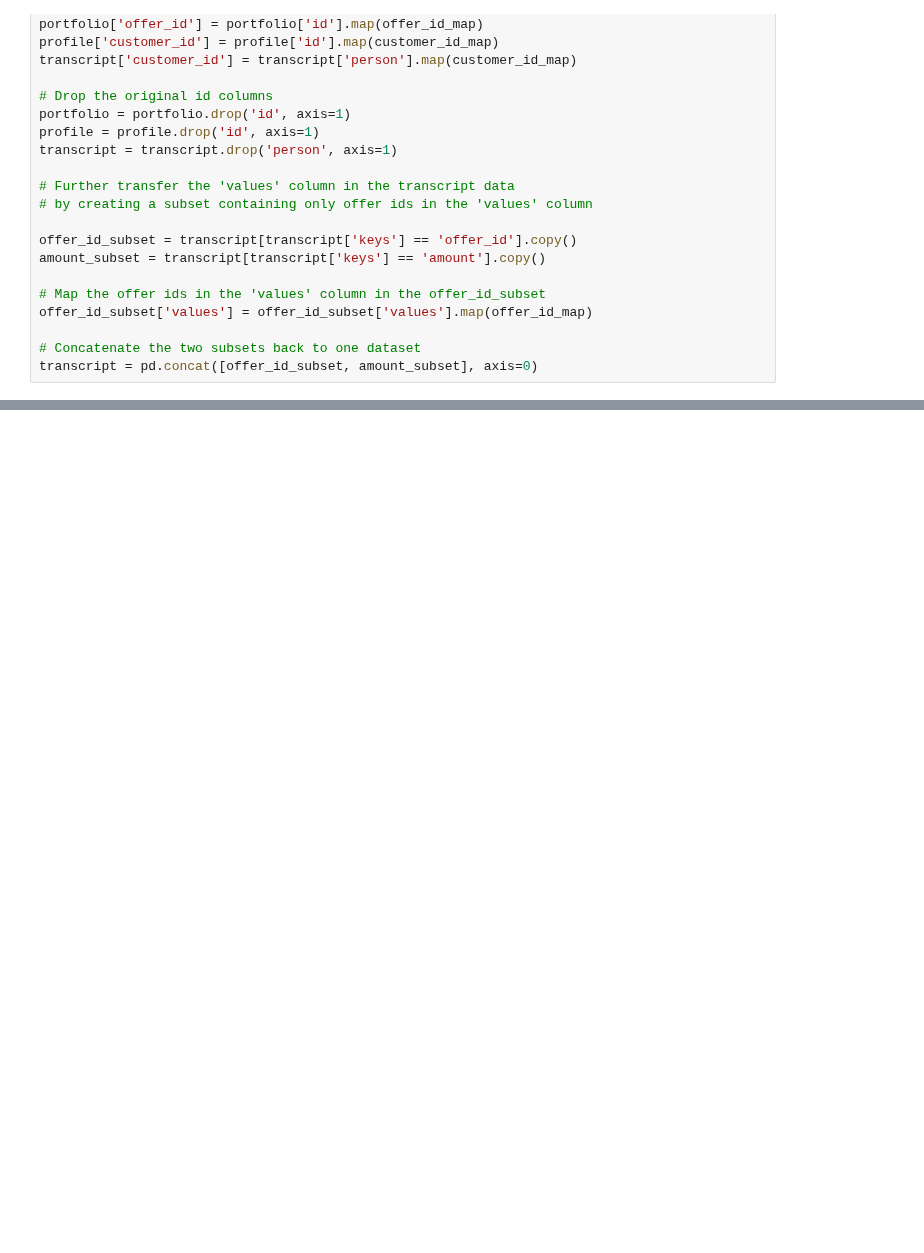
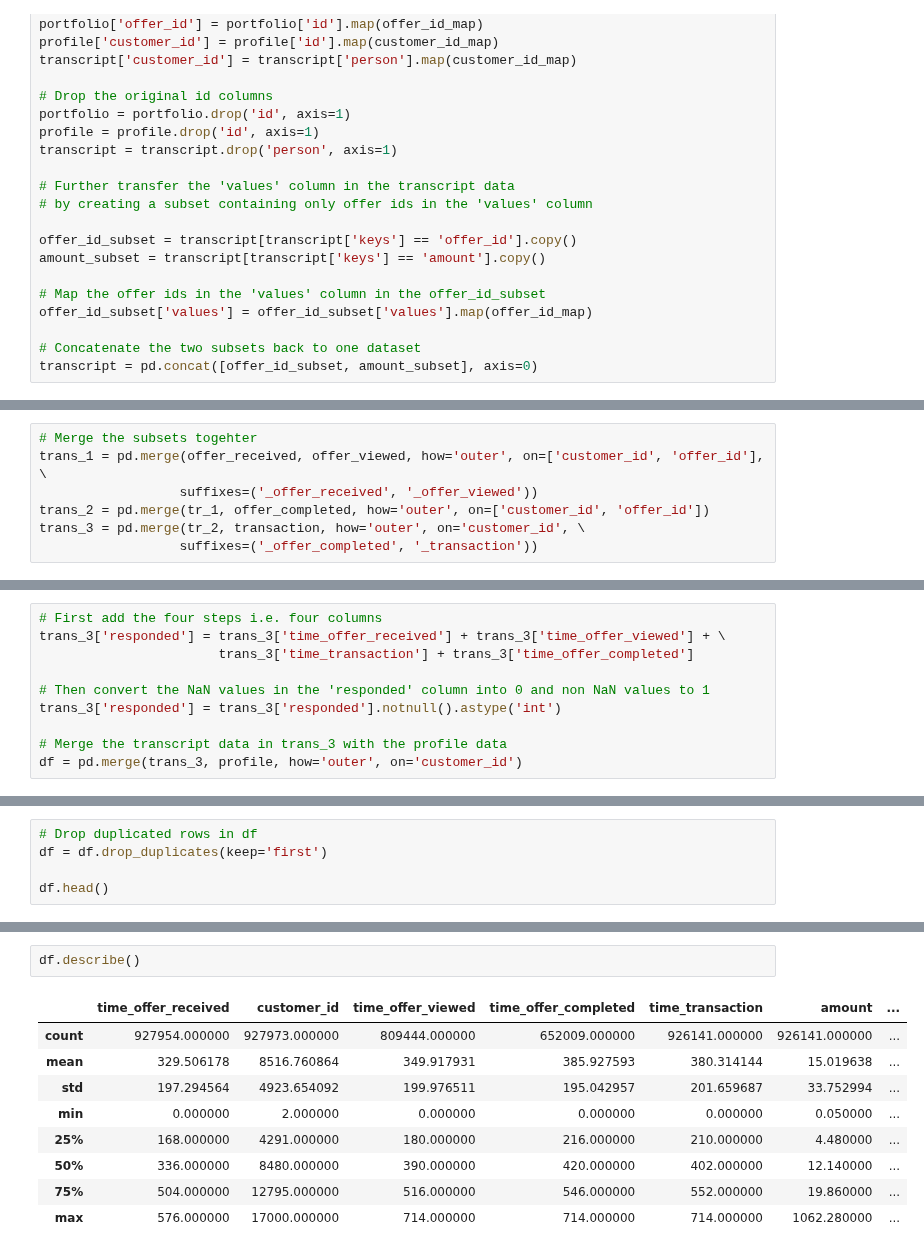
Before and after one commit to Kilie/starbucks, a Jupyter notebook: Starbucks_Capstone_notebook.ipynb, the cells around one changed output, grey strips where cells are left out. Saved outputs shown, nothing was run; the diff lists cells and outputs as text; blank space fills up the shorter version.

```diff
--- a/Starbucks_Capstone_notebook.ipynb
+++ b/Starbucks_Capstone_notebook.ipynb
@@ -524,0 +378,7 @@ profile.shape, transcript.shape
+# %%
+# Merge the subsets togehter
+trans_1 = pd.merge(offer_received, offer_viewed, how='outer', on=['customer_id', 'offer_id'], \
+                  suffixes=('_offer_received', '_offer_viewed'))
+trans_2 = pd.merge(tr_1, offer_completed, how='outer', on=['customer_id', 'offer_id'])
+trans_3 = pd.merge(tr_2, transaction, how='outer', on='customer_id', \
+                  suffixes=('_offer_completed', '_transaction'))
@@ -524,0 +393,10 @@ profile.shape, transcript.shape
+# %%
+# First add the four steps i.e. four columns
+trans_3['responded'] = trans_3['time_offer_received'] + trans_3['time_offer_viewed'] + \
+                       trans_3['time_transaction'] + trans_3['time_offer_completed']
+
+# Then convert the NaN values in the 'responded' column into 0 and non NaN values to 1
+trans_3['responded'] = trans_3['responded'].notnull().astype('int')
+
+# Merge the transcript data in trans_3 with the profile data
+df = pd.merge(trans_3, profile, how='outer', on='customer_id')
@@ -524,0 +407,5 @@ profile.shape, transcript.shape
+# %%
+# Drop duplicated rows in df
+df = df.drop_duplicates(keep='first')
+
+df.head()
@@ -524,0 +445,12 @@ profile.shape, transcript.shape
+# %%
+df.describe()
+# %% [output]
+|  | time_offer_received | customer_id | time_offer_viewed | time_offer_completed | time_transaction | amount | ... |
+| count | 927954.000000 | 927973.000000 | 809444.000000 | 652009.000000 | 926141.000000 | 926141.000000 | ... |
+| mean | 329.506178 | 8516.760864 | 349.917931 | 385.927593 | 380.314144 | 15.019638 | ... |
+| std | 197.294564 | 4923.654092 | 199.976511 | 195.042957 | 201.659687 | 33.752994 | ... |
+| min | 0.000000 | 2.000000 | 0.000000 | 0.000000 | 0.000000 | 0.050000 | ... |
+| 25% | 168.000000 | 4291.000000 | 180.000000 | 216.000000 | 210.000000 | 4.480000 | ... |
+| 50% | 336.000000 | 8480.000000 | 390.000000 | 420.000000 | 402.000000 | 12.140000 | ... |
+| 75% | 504.000000 | 12795.000000 | 516.000000 | 546.000000 | 552.000000 | 19.860000 | ... |
+| max | 576.000000 | 17000.000000 | 714.000000 | 714.000000 | 714.000000 | 1062.280000 | ... |
```
Also changed, not shown: parts of 35 cells of this notebook.
